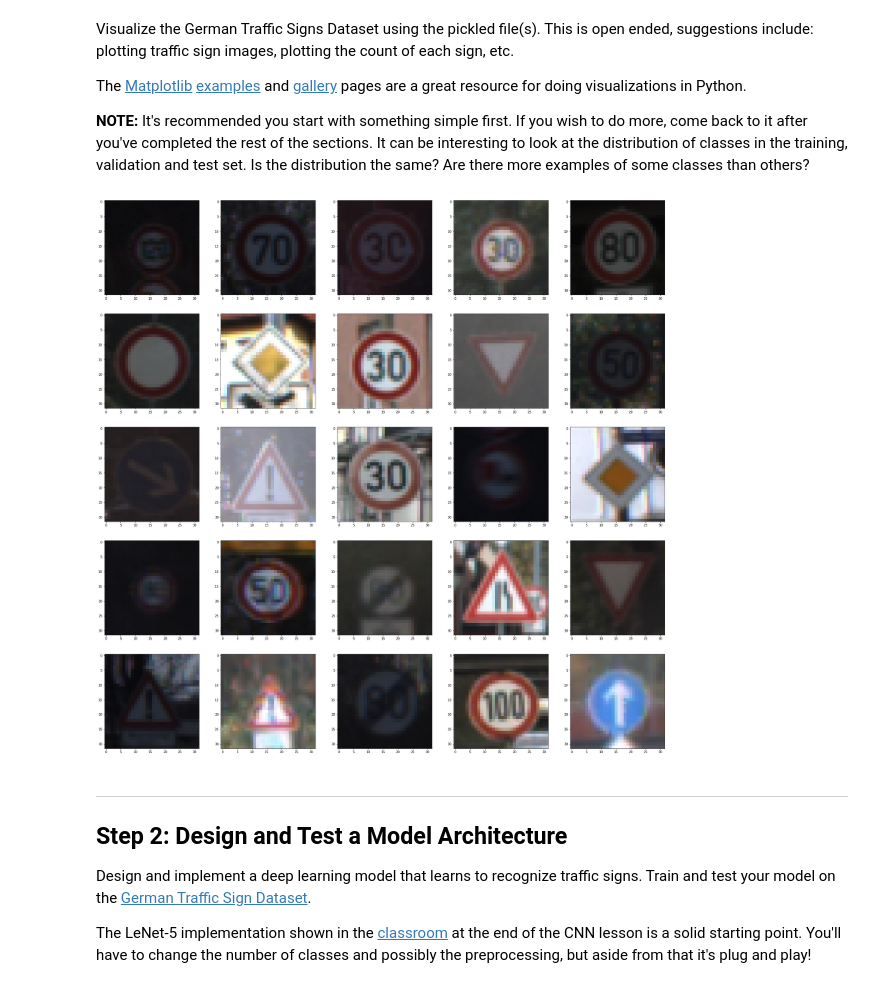
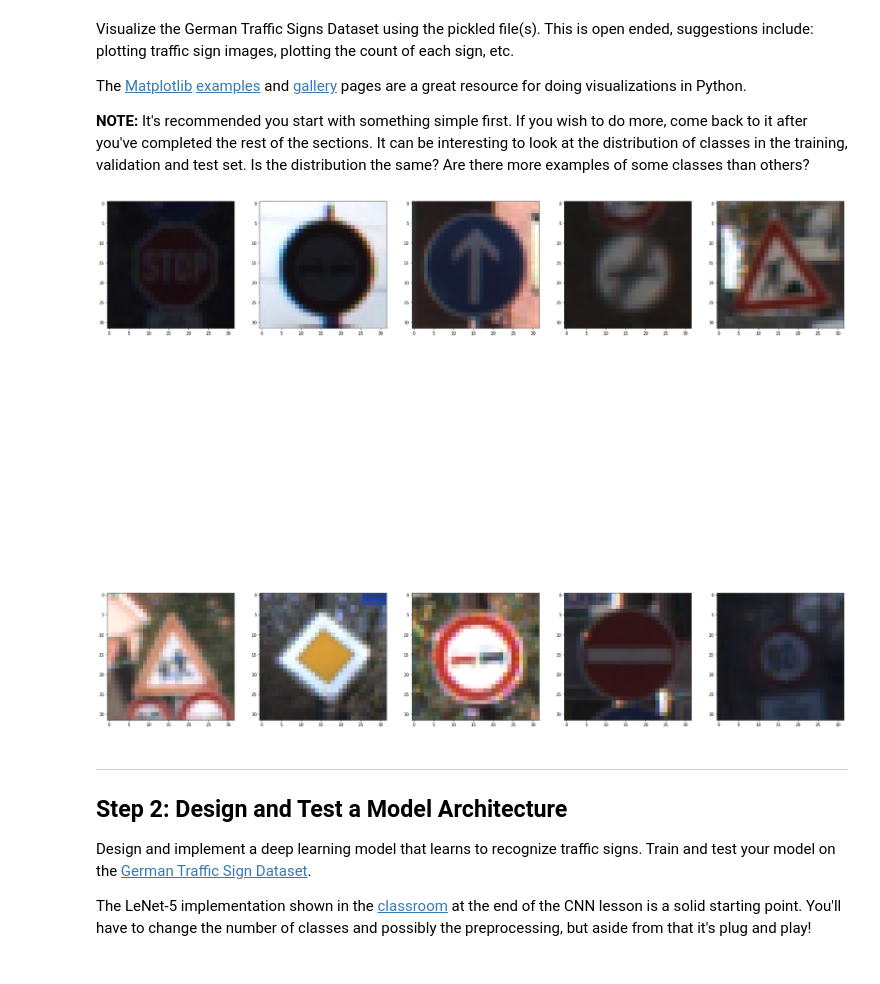
Before and after one commit to maanadoona/CarND-Traffic-Sign-Classifier-Project, a Jupyter notebook: Traffic_Sign_Classifier.ipynb, the cells around one changed output. Saved outputs shown, nothing was run; the diff lists cells and outputs as text; code cells hidden in the pictures.

Commit message:
training image modification

```diff
--- a/Traffic_Sign_Classifier.ipynb
+++ b/Traffic_Sign_Classifier.ipynb
@@ -104,27 +104,24 @@ The [Matplotlib](http://matplotlib.org/) [examples](http://matplotlib.org/exampl
 # %%
 ### Data exploration visualization code goes here.
 ### Feel free to use as many code cells as needed.
 import matplotlib.pyplot as plt
 import random
 import matplotlib.image as mpimg
 # Visualizations will be shown in the notebook.
 %matplotlib inline
 
-
-#img = mpimg.imread("src.png")
-#mpimg.imsave("out.png", img)
-#display images 5x5
-disp_row = 5
+#display images 2x5
+disp_row = 2
 disp_col = 5
 fig, axs = plt.subplots(disp_row,disp_col, figsize=(32, 32))
 axs = axs.ravel()
 for i in range(disp_row*disp_col):
     index = random.randint(0, len(X_train))
     image = X_train[index].squeeze()
     axs[i].imshow(image)
     mpimg.imsave('./result/training/' + str(i) + '.png', image)
 # %% [output]
-[figure, old version]
+[figure, new version]
 # %% [markdown]
 ----
 
```
Also changed, not shown: 26 other files.
